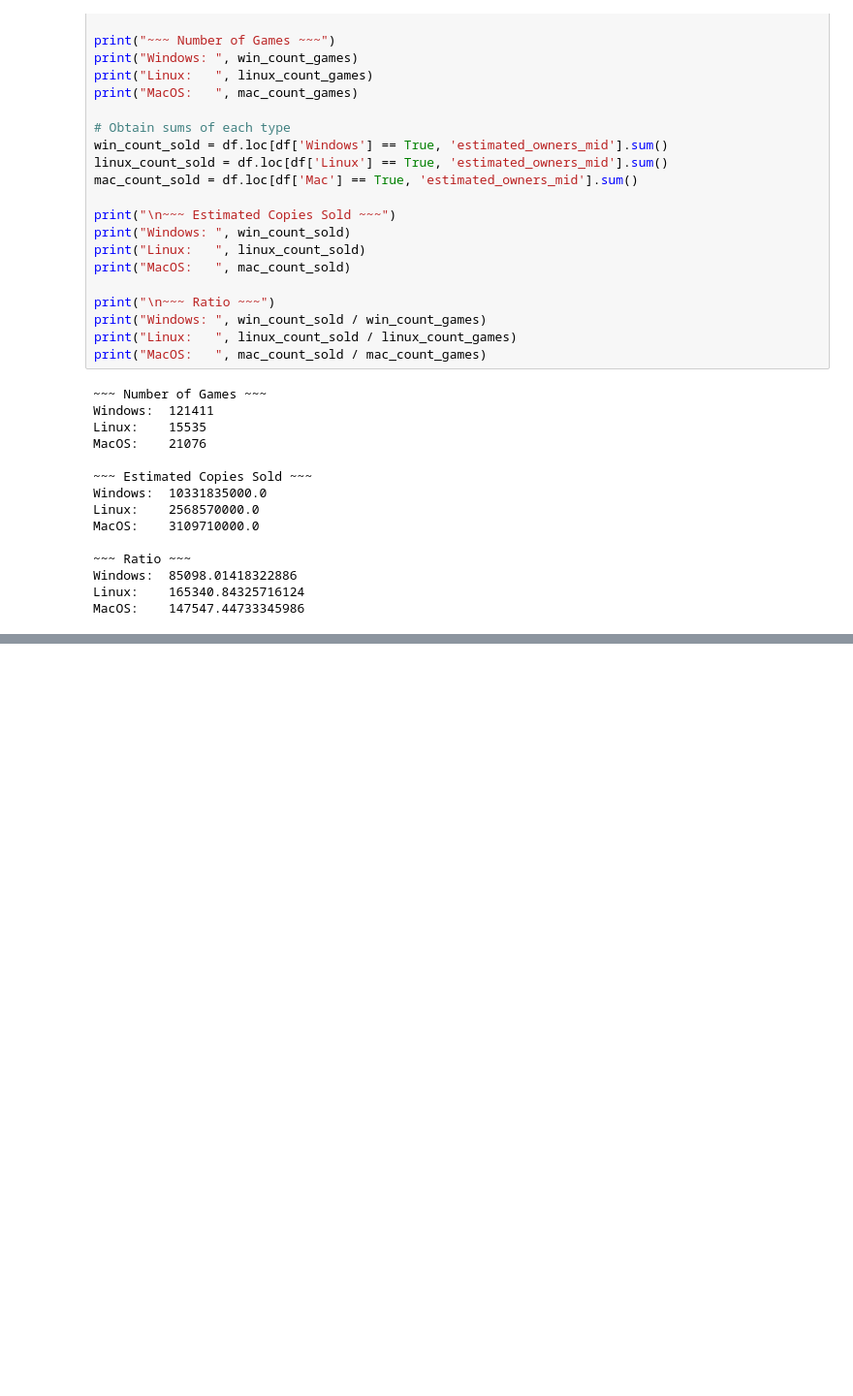
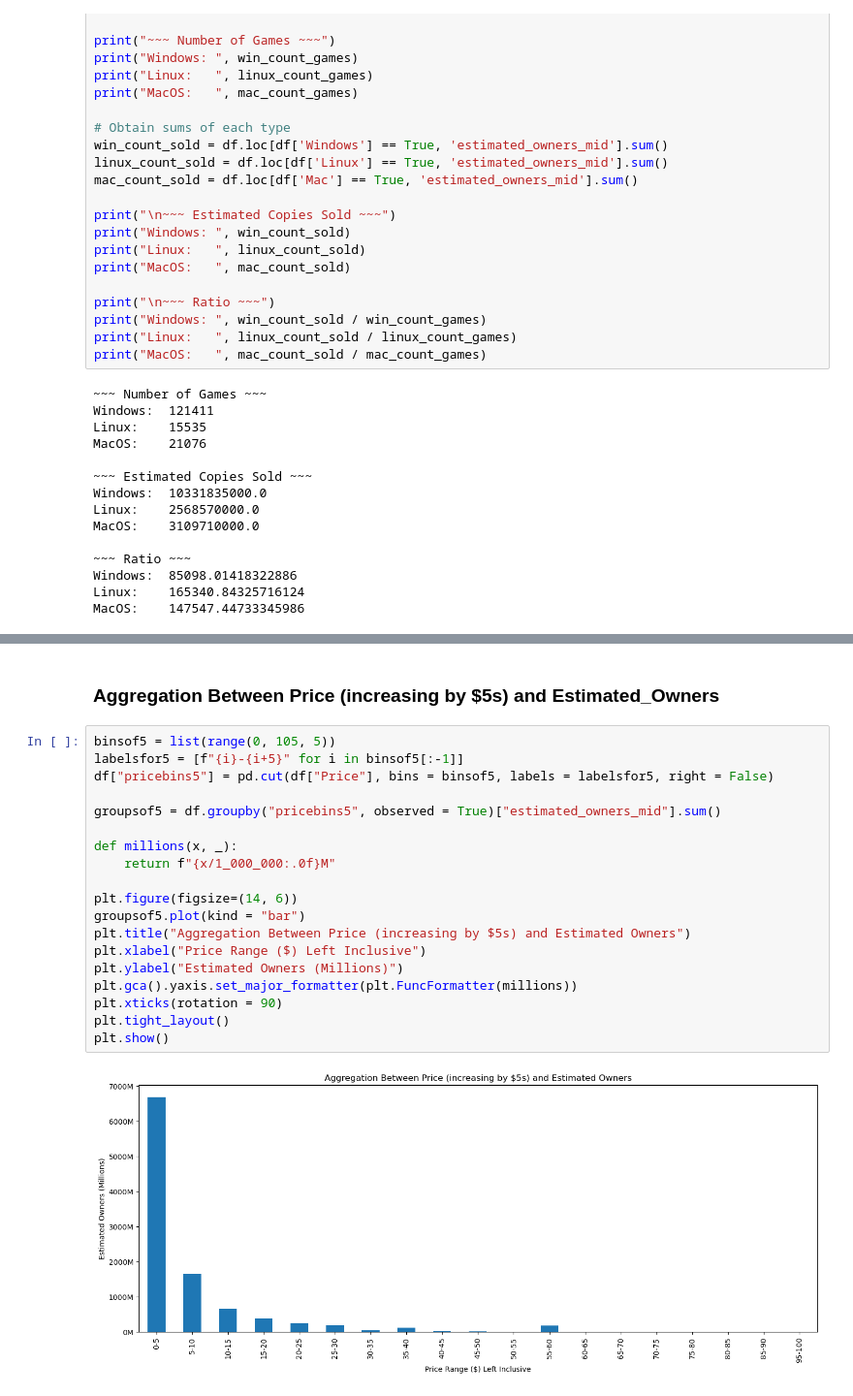
Before and after one commit to jwieland-buffalo/End-to-End-Big-Data-Pipeline-Project-1-, a Jupyter notebook: driver.ipynb, the cells around one changed output, grey strips where cells are left out. Shown at 97% size. Drawn from its saved outputs; the diff is of its cells as text; blank space fills up the shorter version.

```diff
--- a/driver.ipynb
+++ b/driver.ipynb
@@ -235,0 +266,23 @@ MacOS:    147547.44733345986
+# %% [markdown]
+### Aggregation Between Price (increasing by $5s) and Estimated_Owners
+# %%
+binsof5 = list(range(0, 105, 5))
+labelsfor5 = [f"{i}-{i+5}" for i in binsof5[:-1]]
+df["pricebins5"] = pd.cut(df["Price"], bins = binsof5, labels = labelsfor5, right = False)
+
+groupsof5 = df.groupby("pricebins5", observed = True)["estimated_owners_mid"].sum()
+
+def millions(x, _):
+    return f"{x/1_000_000:.0f}M"
+
+plt.figure(figsize=(14, 6))
+groupsof5.plot(kind = "bar")
+plt.title("Aggregation Between Price (increasing by $5s) and Estimated Owners")
+plt.xlabel("Price Range ($) Left Inclusive")
+plt.ylabel("Estimated Owners (Millions)")
+plt.gca().yaxis.set_major_formatter(plt.FuncFormatter(millions))
+plt.xticks(rotation = 90)
+plt.tight_layout()
+plt.show()
+# %% [output]
+[figure, added]
```
Also changed, not shown: parts of 12 cells of this notebook.
